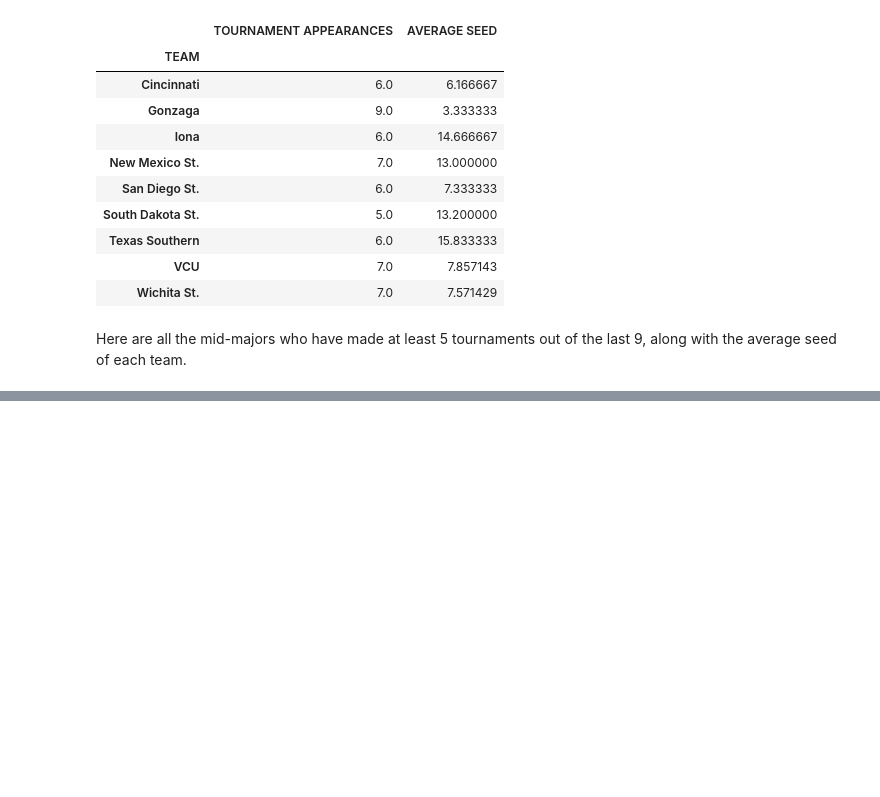
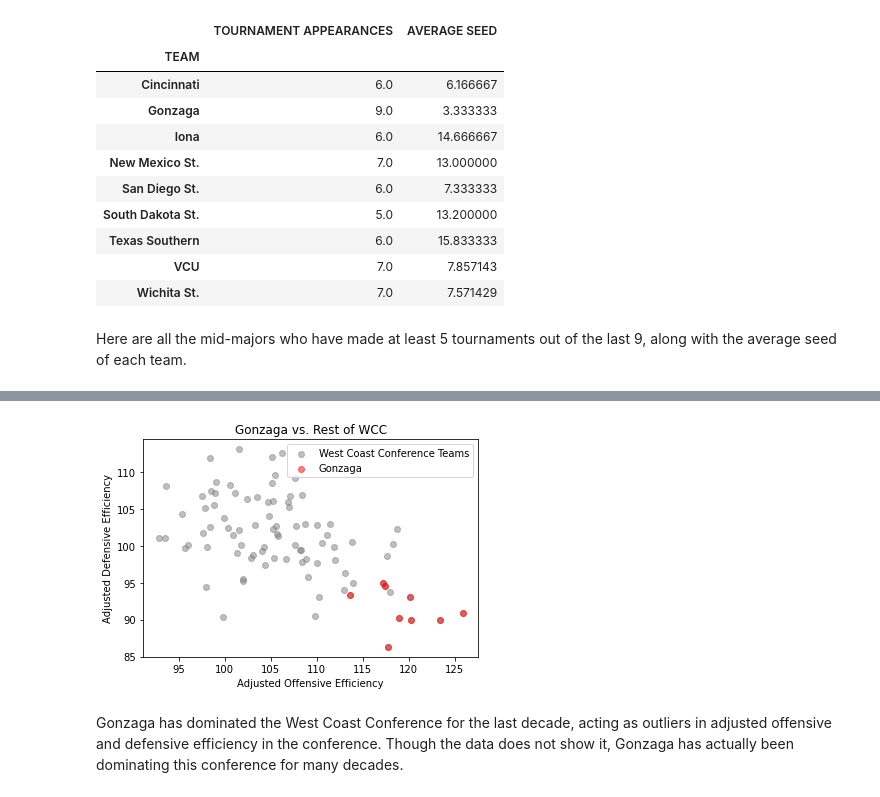
Before and after one commit to memphismiles/CBBConferences, a Jupyter notebook: CBBConferences.ipynb, the cells around one changed output, grey strips where cells are left out. Saved outputs shown, nothing was run; the diff lists cells and outputs as text; code cells hidden in the pictures; blank space fills up the shorter version.

```diff
--- a/CBBConferences.ipynb
+++ b/CBBConferences.ipynb
@@ -315,0 +373,3 @@ Here are all the mid-majors who have made at least 5 tournaments out of the last
+# %%
+gonzaga = data[data.TEAM == 'Gonzaga']
+gonzaga[['YEAR', 'SEED', 'POSTSEASON']].sort_values('YEAR')
@@ -316,3 +389,16 @@ Here are all the mid-majors who have made at least 5 tournaments out of the last
+# %%
+wcc = data[data.CONF == 'WCC']
+plt.scatter(wcc.ADJOE, wcc.ADJDE, color = 'gray', alpha = 0.5, label = 'West Coast Conference Teams')
+plt.scatter(gonzaga.ADJOE, gonzaga.ADJDE, color = 'red', alpha = 0.5, label = 'Gonzaga')
+plt.xlabel('Adjusted Offensive Efficiency')
+plt.ylabel('Adjusted Defensive Efficiency')
+plt.title('Gonzaga vs. Rest of WCC')
+plt.legend()
+plt.show()
+# %% [output]
+[figure, added]
+# %% [markdown]
+Gonzaga has dominated the West Coast Conference for the last decade, acting as outliers in adjusted offensive and defensive efficiency in the conference. Though the data does not show it, Gonzaga has actually been dominating this conference for many decades.
 # %%
 ## Which mid-major teams have success
 ## Trends in the last 9 years
```
Also changed, not shown: parts of 13 cells of this notebook.
